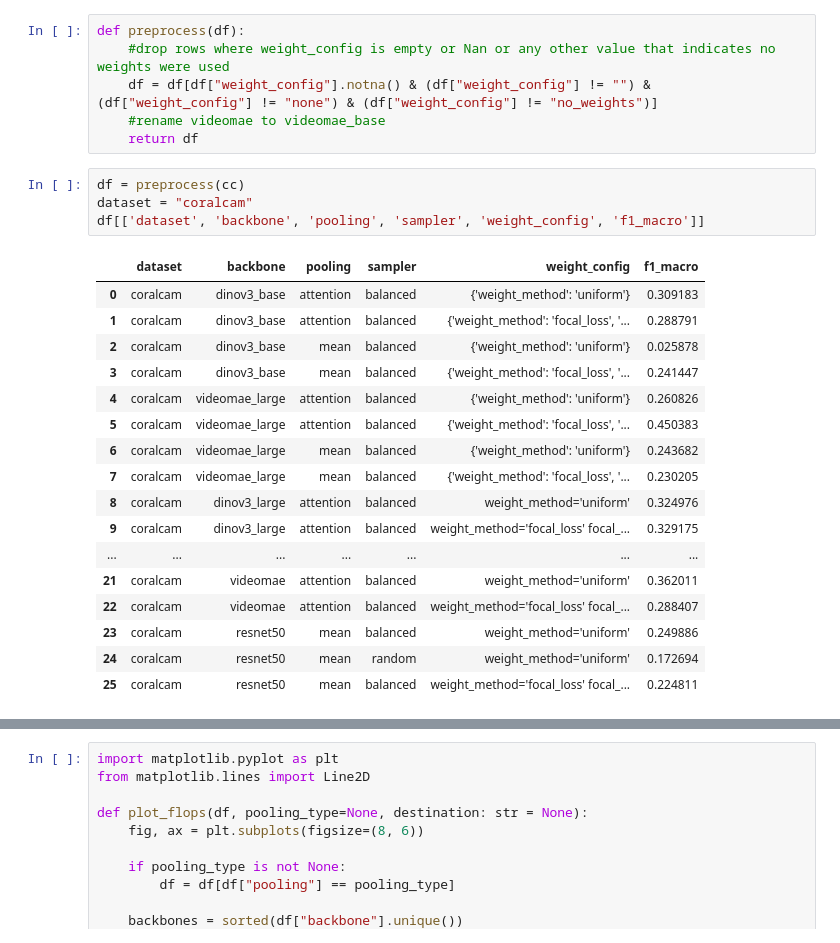
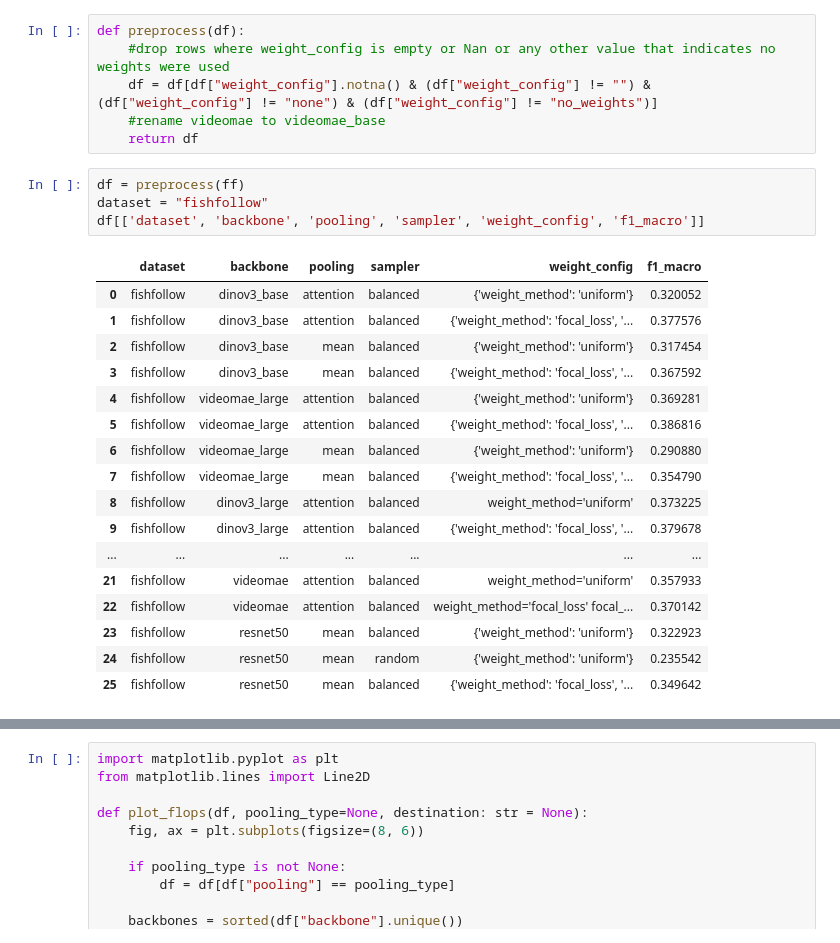
Before and after one commit to team-wildfin/wildfin-mini, a Jupyter notebook: wildfins/analysis/vis_model_info.ipynb, the cells around one changed output, grey strips where cells are left out. Saved outputs shown, nothing was run; the diff lists cells and outputs as text.

```diff
--- a/wildfins/analysis/vis_model_info.ipynb
+++ b/wildfins/analysis/vis_model_info.ipynb
@@ -31,27 +31,27 @@ def preprocess(df):
     #rename videomae to videomae_base
     return df
 # %%
-df = preprocess(cc)
-dataset = "coralcam"
+df = preprocess(ff)
+dataset = "fishfollow"
 df[['dataset', 'backbone', 'pooling', 'sampler', 'weight_config', 'f1_macro']]
 # %% [output]
 |  | dataset | backbone | pooling | sampler | weight_config | f1_macro |
-| 0 | coralcam | dinov3_base | attention | balanced | {'weight_method': 'uniform'} | 0.309183 |
-| 1 | coralcam | dinov3_base | attention | balanced | {'weight_method': 'focal_loss', '... | 0.288791 |
-| 2 | coralcam | dinov3_base | mean | balanced | {'weight_method': 'uniform'} | 0.025878 |
-| 3 | coralcam | dinov3_base | mean | balanced | {'weight_method': 'focal_loss', '... | 0.241447 |
-| 4 | coralcam | videomae_large | attention | balanced | {'weight_method': 'uniform'} | 0.260826 |
-| 5 | coralcam | videomae_large | attention | balanced | {'weight_method': 'focal_loss', '... | 0.450383 |
-| 6 | coralcam | videomae_large | mean | balanced | {'weight_method': 'uniform'} | 0.243682 |
-| 7 | coralcam | videomae_large | mean | balanced | {'weight_method': 'focal_loss', '... | 0.230205 |
-| 8 | coralcam | dinov3_large | attention | balanced | weight_method='uniform' | 0.324976 |
-| 9 | coralcam | dinov3_large | attention | balanced | weight_method='focal_loss' focal_... | 0.329175 |
+| 0 | fishfollow | dinov3_base | attention | balanced | {'weight_method': 'uniform'} | 0.320052 |
+| 1 | fishfollow | dinov3_base | attention | balanced | {'weight_method': 'focal_loss', '... | 0.377576 |
+| 2 | fishfollow | dinov3_base | mean | balanced | {'weight_method': 'uniform'} | 0.317454 |
+| 3 | fishfollow | dinov3_base | mean | balanced | {'weight_method': 'focal_loss', '... | 0.367592 |
+| 4 | fishfollow | videomae_large | attention | balanced | {'weight_method': 'uniform'} | 0.369281 |
+| 5 | fishfollow | videomae_large | attention | balanced | {'weight_method': 'focal_loss', '... | 0.386816 |
+| 6 | fishfollow | videomae_large | mean | balanced | {'weight_method': 'uniform'} | 0.290880 |
+| 7 | fishfollow | videomae_large | mean | balanced | {'weight_method': 'focal_loss', '... | 0.354790 |
+| 8 | fishfollow | dinov3_large | attention | balanced | weight_method='uniform' | 0.373225 |
+| 9 | fishfollow | dinov3_large | attention | balanced | {'weight_method': 'focal_loss', '... | 0.379678 |
 | ... | ... | ... | ... | ... | ... | ... |
-| 21 | coralcam | videomae | attention | balanced | weight_method='uniform' | 0.362011 |
-| 22 | coralcam | videomae | attention | balanced | weight_method='focal_loss' focal_... | 0.288407 |
-| 23 | coralcam | resnet50 | mean | balanced | weight_method='uniform' | 0.249886 |
-| 24 | coralcam | resnet50 | mean | random | weight_method='uniform' | 0.172694 |
-| 25 | coralcam | resnet50 | mean | balanced | weight_method='focal_loss' focal_... | 0.224811 |
+| 21 | fishfollow | videomae | attention | balanced | weight_method='uniform' | 0.357933 |
+| 22 | fishfollow | videomae | attention | balanced | weight_method='focal_loss' focal_... | 0.370142 |
+| 23 | fishfollow | resnet50 | mean | balanced | {'weight_method': 'uniform'} | 0.322923 |
+| 24 | fishfollow | resnet50 | mean | random | {'weight_method': 'uniform'} | 0.235542 |
+| 25 | fishfollow | resnet50 | mean | balanced | {'weight_method': 'focal_loss', '... | 0.349642 |
 # %%
 flops_agg = (
     flops
```
Also changed, not shown: parts of 5 cells of this notebook, 2 other files.
